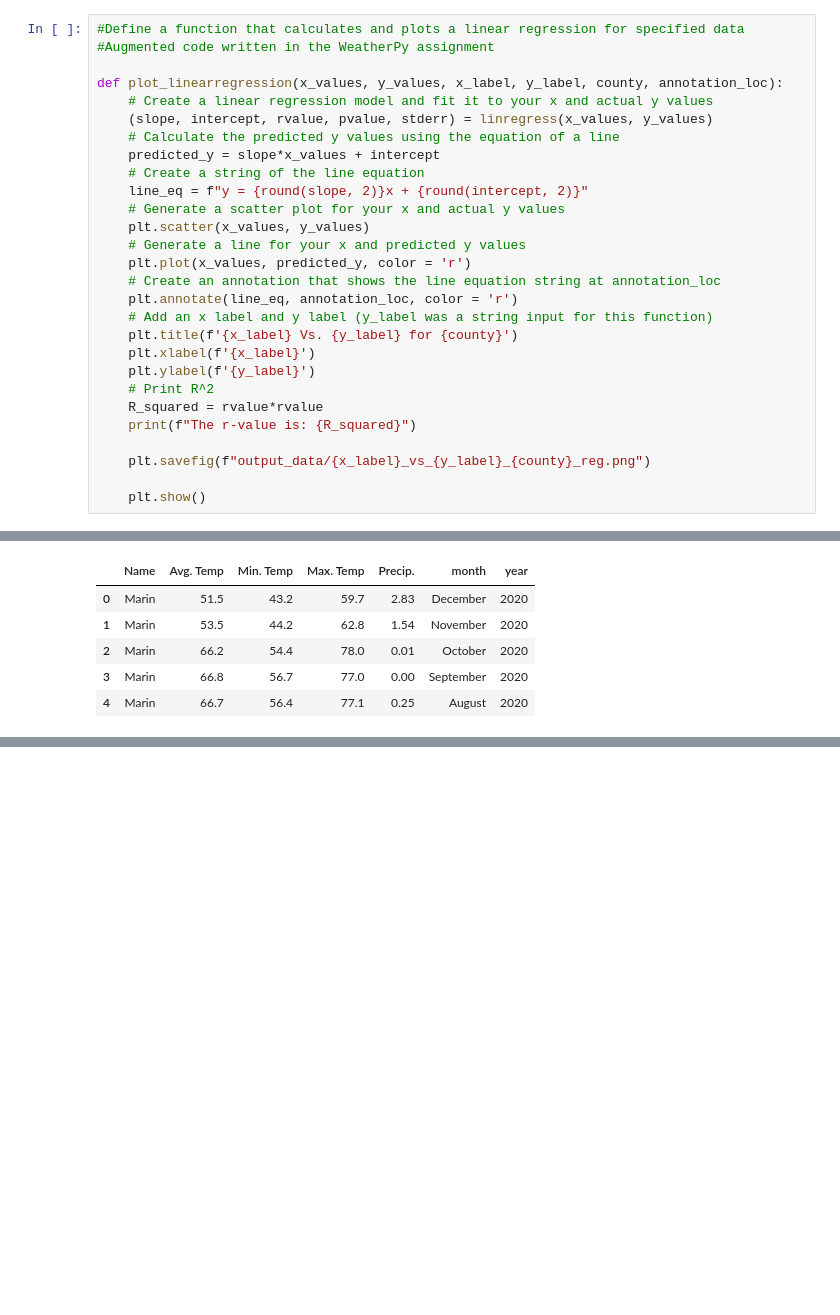
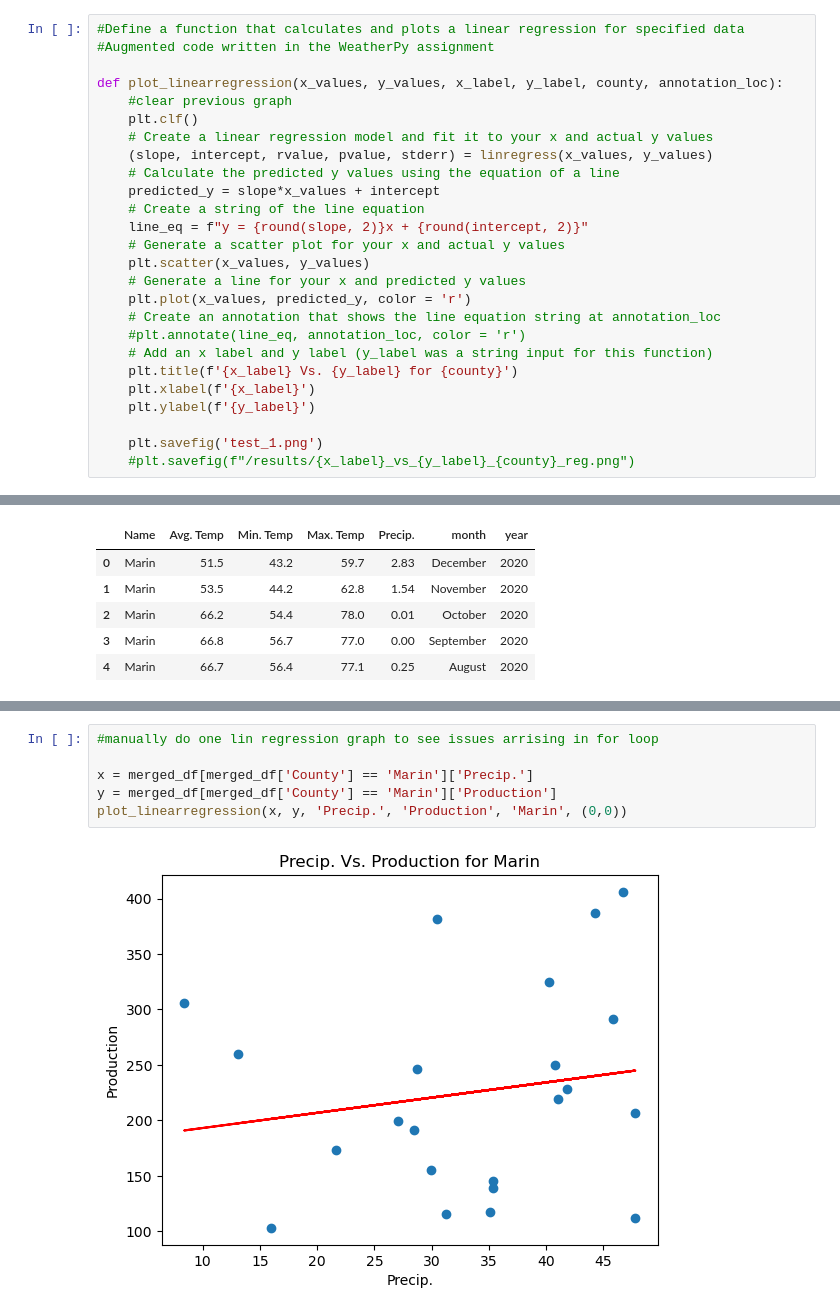
Before and after one commit to m-janssens-boop/dabc_project_one, a Jupyter notebook: data/data_stats_analysis.ipynb, the cells around one changed output, grey strips where cells are left out. Cells and saved outputs as stored; diff of their text form; blank space fills up the shorter version.

```diff
--- a/data/data_stats_analysis.ipynb
+++ b/data/data_stats_analysis.ipynb
@@ -9,6 +9,8 @@ from scipy.stats import linregress
 #Augmented code written in the WeatherPy assignment
 
 def plot_linearregression(x_values, y_values, x_label, y_label, county, annotation_loc):
+    #clear previous graph
+    plt.clf()
     # Create a linear regression model and fit it to your x and actual y values
     (slope, intercept, rvalue, pvalue, stderr) = linregress(x_values, y_values)
     # Calculate the predicted y values using the equation of a line
@@ -20,18 +22,14 @@ def plot_linearregression(x_values, y_values, x_label, y_label, county, annotati
     # Generate a line for your x and predicted y values
     plt.plot(x_values, predicted_y, color = 'r')
     # Create an annotation that shows the line equation string at annotation_loc
-    plt.annotate(line_eq, annotation_loc, color = 'r')
+    #plt.annotate(line_eq, annotation_loc, color = 'r')
     # Add an x label and y label (y_label was a string input for this function)
     plt.title(f'{x_label} Vs. {y_label} for {county}')
     plt.xlabel(f'{x_label}')
     plt.ylabel(f'{y_label}')
-    # Print R^2
-    R_squared = rvalue*rvalue
-    print(f"The r-value is: {R_squared}")
 
-    plt.savefig(f"output_data/{x_label}_vs_{y_label}_{county}_reg.png")
-
-    plt.show()
+    plt.savefig('test_1.png')
+    #plt.savefig(f"/results/{x_label}_vs_{y_label}_{county}_reg.png")
 # %%
 #Read in csv file for top five counties and display dataframe
 
@@ -60,0 +153,8 @@ merged_weather_df.head()
+# %%
+#manually do one lin regression graph to see issues arrising in for loop
+
+x = merged_df[merged_df['County'] == 'Marin']['Precip.']
+y = merged_df[merged_df['County'] == 'Marin']['Production']
+plot_linearregression(x, y, 'Precip.', 'Production', 'Marin', (0,0))
+# %% [output]
+[figure, added]
```
Also changed, not shown: parts of 7 cells of this notebook.
